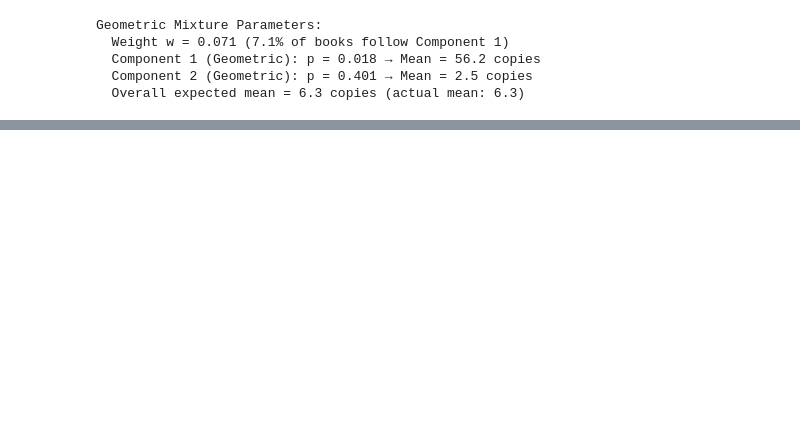
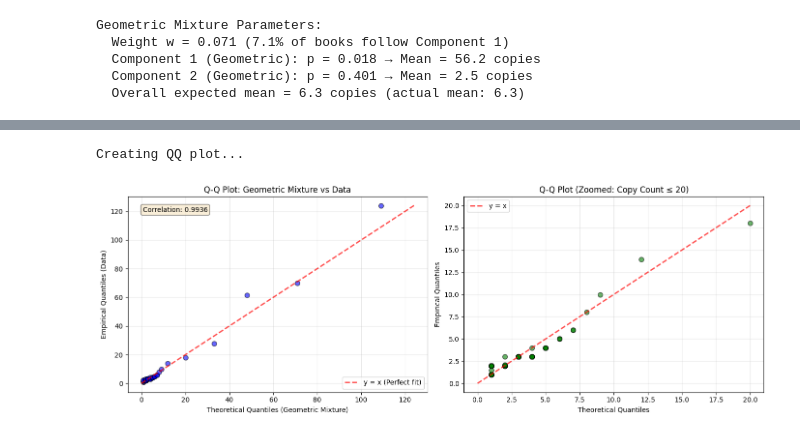
Before and after one commit to mustafaots/Library-Optimization-and-Book-Recommendation-Data-Mining-Project, a Jupyter notebook: notebooks/Data Preprocessor/catalogue-copycount-analysis.ipynb, the cells around one changed output, grey strips where cells are left out. Cells and saved outputs as stored; diff of their text form; code cells hidden in the pictures; blank space fills up the shorter version.

```diff
--- a/notebooks/Data Preprocessor/catalogue-copycount-analysis.ipynb
+++ b/notebooks/Data Preprocessor/catalogue-copycount-analysis.ipynb
@@ -611,0 +458,67 @@ p ≈ 1.0   → model likely too flexible (mixtures warning)
+# %%
+# ==================== 2. QUANTILE-QUANTILE (QQ) PLOT ====================
+print("\nCreating QQ plot...")
+
+def geometric_mixture_quantile(prob, w, p1, p2):
+    """
+    Inverse CDF (quantile function) for a geometric mixture.
+    Uses binary search since no closed-form solution exists.
+    """
+    if prob <= 0:
+        return 1
+    if prob >= 1:
+        return np.inf
+
+    # Binary search for the quantile
+    low, high = 1, 10000
+    while low < high:
+        mid = (low + high) // 2
+        if geometric_mixture_cdf(mid, w, p1, p2) < prob:
+            low = mid + 1
+        else:
+            high = mid
+    return low
+
+# Create percentile grid (avoid 0 and 1 for finite quantiles)
+percentiles = np.linspace(0.01, 0.99, 100)
+
+# Calculate empirical and theoretical quantiles
+empirical_quantiles = np.percentile(data, percentiles * 100)
+theoretical_quantiles = np.array([geometric_mixture_quantile(q, w, p1, p2) for q in percentiles])
+
+# Calculate QQ correlation
+qq_corr = np.corrcoef(theoretical_quantiles, empirical_quantiles)[0, 1]
+
+fig, axes = plt.subplots(1, 2, figsize=(14, 5))
+
+# Plot 2a: Full QQ plot
+max_val_qq = max(np.max(theoretical_quantiles), np.max(empirical_quantiles))
+axes[0].scatter(theoretical_quantiles, empirical_quantiles, alpha=0.6,
+               color='blue', edgecolor='black', s=50)
+axes[0].plot([0, max_val_qq], [0, max_val_qq], 'r--', linewidth=2, alpha=0.7, label='y = x (Perfect fit)')
+axes[0].set_xlabel('Theoretical Quantiles (Geometric Mixture)')
+axes[0].set_ylabel('Empirical Quantiles (Data)')
+axes[0].set_title('Q-Q Plot: Geometric Mixture vs Data')
+axes[0].legend()
+axes[0].grid(True, alpha=0.3)
+axes[0].text(0.05, 0.95, f'Correlation: {qq_corr:.4f}',
+             transform=axes[0].transAxes, fontsize=10, verticalalignment='top',
+             bbox=dict(boxstyle='round', facecolor='wheat', alpha=0.5))
+
+# Plot 2b: Zoomed QQ plot (focus on common values)
+zoom_threshold = 20
+zoom_mask = (theoretical_quantiles <= zoom_threshold) & (empirical_quantiles <= zoom_threshold)
+axes[1].scatter(theoretical_quantiles[zoom_mask], empirical_quantiles[zoom_mask],
+               alpha=0.6, color='green', edgecolor='black', s=50)
+axes[1].plot([0, zoom_threshold], [0, zoom_threshold], 'r--', linewidth=2, alpha=0.7, label='y = x')
+axes[1].set_xlabel('Theoretical Quantiles')
+axes[1].set_ylabel('Empirical Quantiles')
+axes[1].set_title(f'Q-Q Plot (Zoomed: Copy Count ≤ {zoom_threshold})')
+axes[1].legend()
+axes[1].grid(True, alpha=0.3)
+
+plt.tight_layout()
+plt.show()
+# %% [output]
+Creating QQ plot...
+[figure, added]
```
Also changed, not shown: parts of 13 cells of this notebook, 4 other files.
